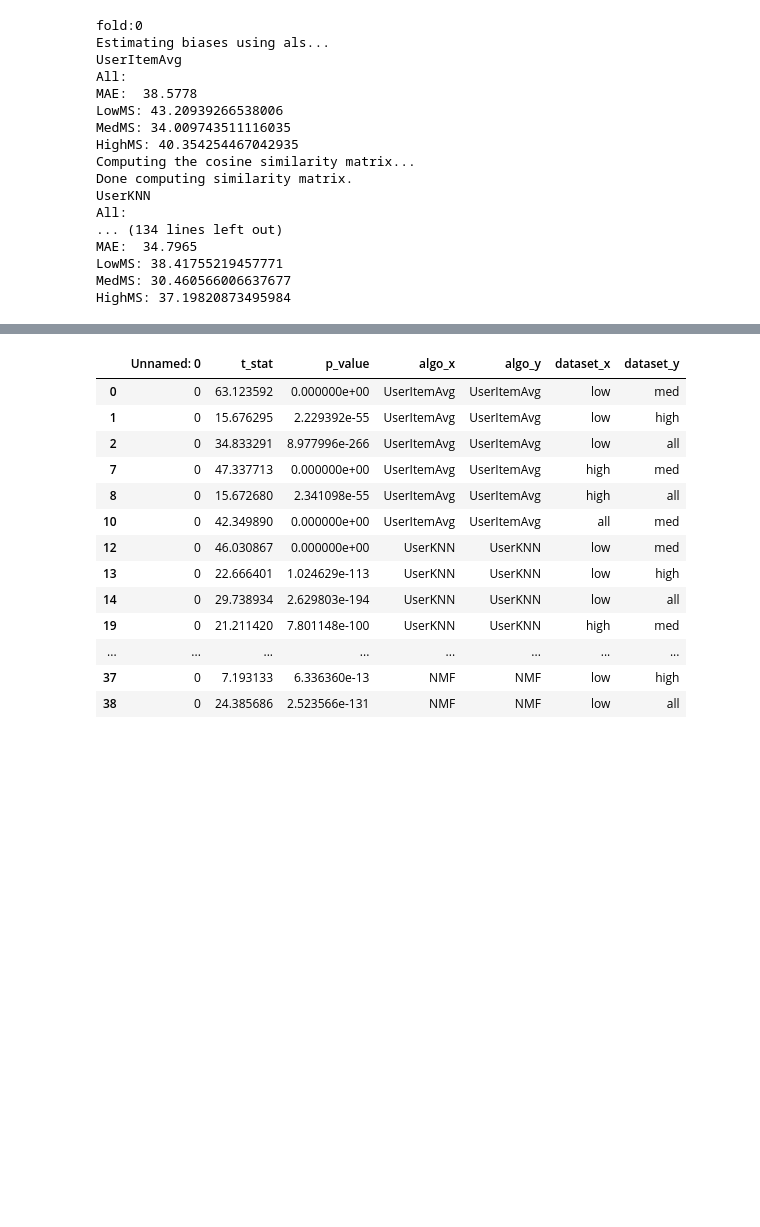
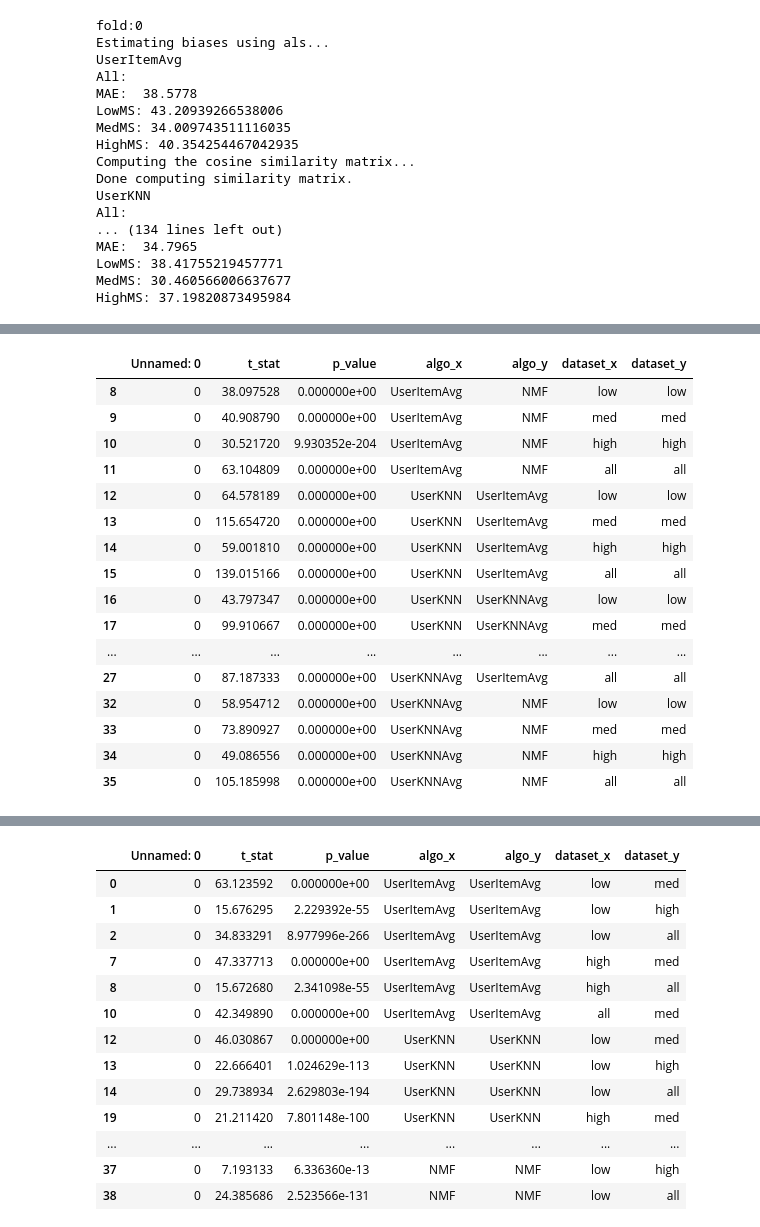
Before and after one commit to CaRniFeXeR/TUW_ExpDesignWS2021, a Jupyter notebook: significance_testing.ipynb, the cells around one changed output, grey strips where cells are left out. Cells and saved outputs as stored; diff of their text form; code cells hidden in the pictures; blank space fills up the shorter version.

```diff
--- a/significance_testing.ipynb
+++ b/significance_testing.ipynb
@@ -469,0 +529,20 @@ paired_sample_ttest_data_cv = pd.read_csv(paired_sample_ttest_data_cv_file, enco
+# %%
+paired_sample_ttest_data[paired_sample_ttest_data['t_stat'] >= 0].head(100)
+# %% [output]
+|  | Unnamed: 0 | t_stat | p_value | algo_x | algo_y | dataset_x | dataset_y |
+| 8 | 0 | 38.097528 | 0.000000e+00 | UserItemAvg | NMF | low | low |
+| 9 | 0 | 40.908790 | 0.000000e+00 | UserItemAvg | NMF | med | med |
+| 10 | 0 | 30.521720 | 9.930352e-204 | UserItemAvg | NMF | high | high |
+| 11 | 0 | 63.104809 | 0.000000e+00 | UserItemAvg | NMF | all | all |
+| 12 | 0 | 64.578189 | 0.000000e+00 | UserKNN | UserItemAvg | low | low |
+| 13 | 0 | 115.654720 | 0.000000e+00 | UserKNN | UserItemAvg | med | med |
+| 14 | 0 | 59.001810 | 0.000000e+00 | UserKNN | UserItemAvg | high | high |
+| 15 | 0 | 139.015166 | 0.000000e+00 | UserKNN | UserItemAvg | all | all |
+| 16 | 0 | 43.797347 | 0.000000e+00 | UserKNN | UserKNNAvg | low | low |
+| 17 | 0 | 99.910667 | 0.000000e+00 | UserKNN | UserKNNAvg | med | med |
+| ... | ... | ... | ... | ... | ... | ... | ... |
+| 27 | 0 | 87.187333 | 0.000000e+00 | UserKNNAvg | UserItemAvg | all | all |
+| 32 | 0 | 58.954712 | 0.000000e+00 | UserKNNAvg | NMF | low | low |
+| 33 | 0 | 73.890927 | 0.000000e+00 | UserKNNAvg | NMF | med | med |
+| 34 | 0 | 49.086556 | 0.000000e+00 | UserKNNAvg | NMF | high | high |
+| 35 | 0 | 105.185998 | 0.000000e+00 | UserKNNAvg | NMF | all | all |
```
Also changed, not shown: parts of 30 cells of this notebook, 2 other files.
